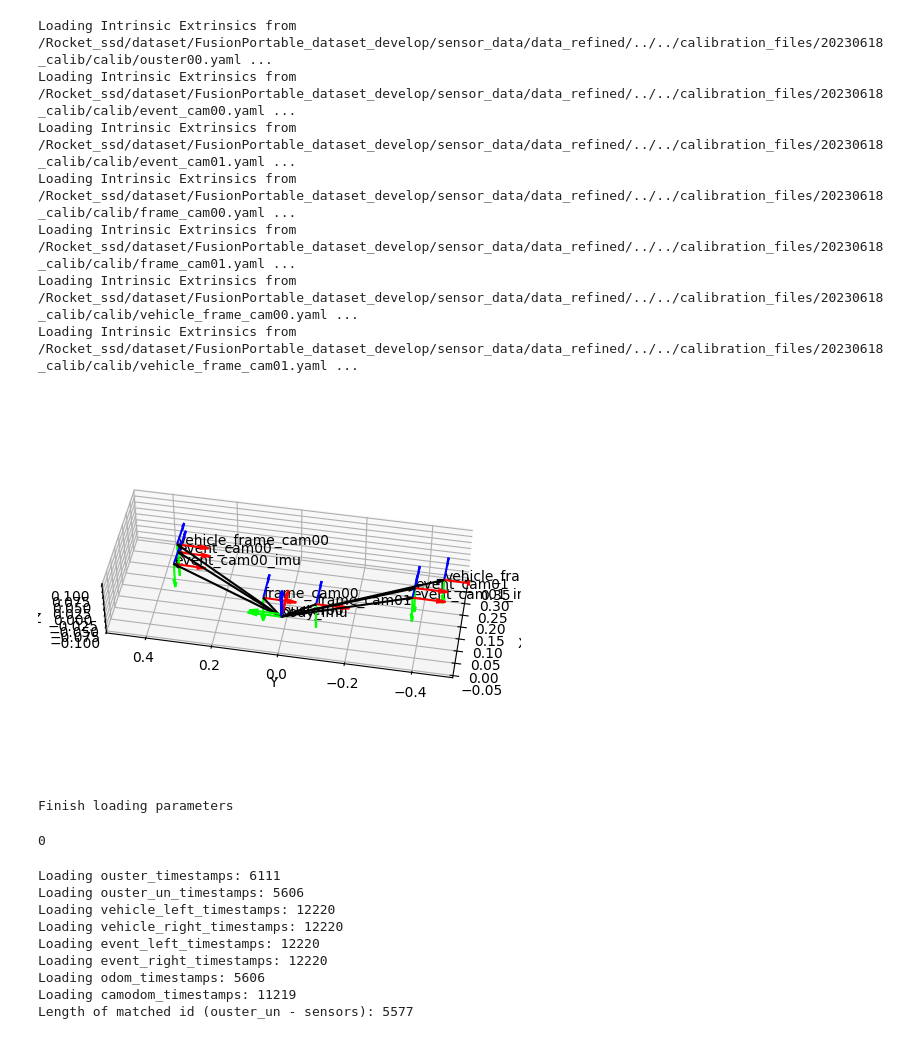
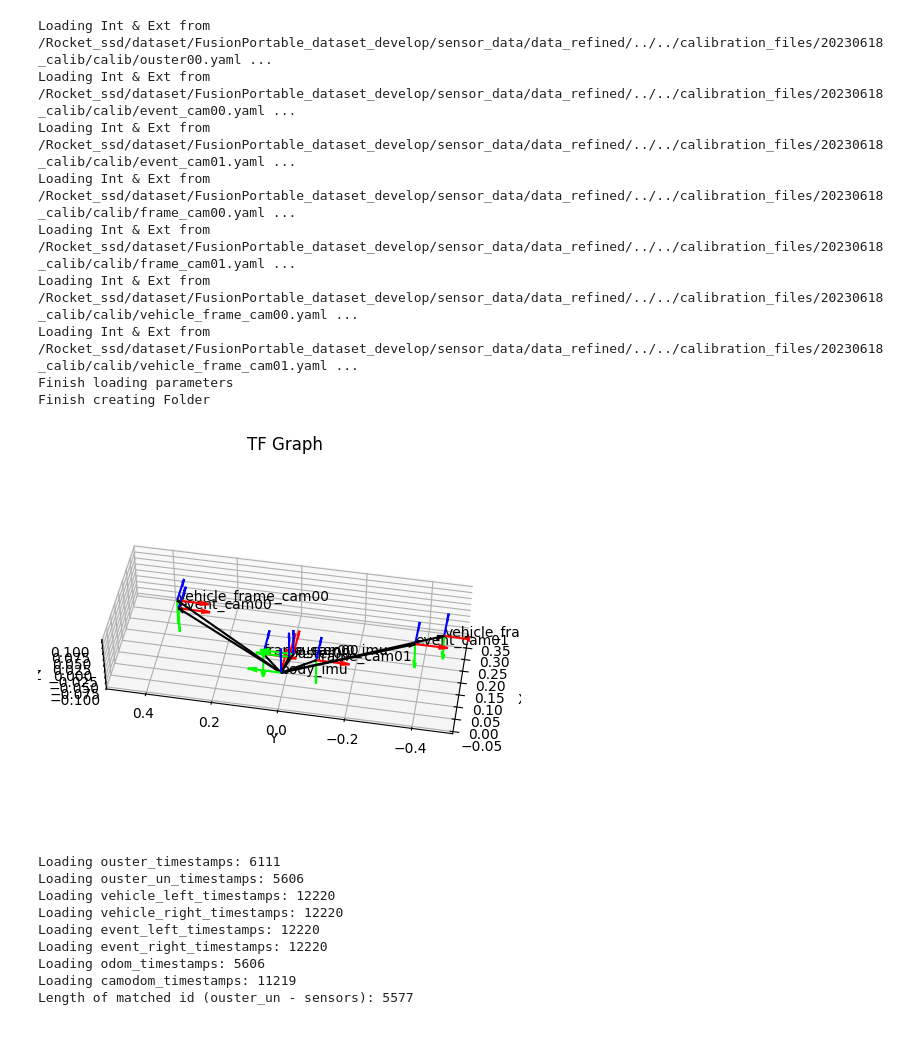
Before and after one commit to fusionportable/fusionportable_dataset_tools, a Jupyter notebook: write_data_to_kitti360.ipynb, the cells around one changed output. Saved outputs shown, nothing was run; the diff lists cells and outputs as text; code cells hidden in the pictures.

Commit message:
add feat: write calibration, load fastlio result, correct intrinsic_extrinsic_loader

```diff
--- a/write_data_to_kitti.ipynb
+++ b/write_data_to_kitti360.ipynb
@@ -16,60 +16,64 @@ algorithm = 'r3live'
 ##### Set up the output data path
 dataset_path = '/Rocket_ssd/dataset/FusionPortable_dataset_develop/sensor_data/data_refined'
 calib_path = os.path.join(dataset_path, '../../calibration_files/20230618_calib/calib')
-kitti_path = os.path.join(dataset_path, sequence_name, 'kitti')
+kitti360_path = os.path.join(dataset_path, sequence_name, 'kitti360')
 
 ##### Set up the message topic list for different platforms
 if platform == 'handheld':
   from cfg.dataset.cfg_handheld import dataset_sensor_frameid_dict
   from cfg.dataset.cfg_handheld import dataset_rostopic_msg_frameid_dict
 elif platform == 'ugv':
   from cfg.dataset.cfg_ugv import dataset_sensor_frameid_dict
   from cfg.dataset.cfg_ugv import dataset_rostopic_msg_frameid_dict
 elif platform == 'legged_robot':
   from cfg.dataset.cfg_legged_robot import dataset_sensor_frameid_dict
   from cfg.dataset.cfg_legged_robot import dataset_rostopic_msg_frameid_dict
 elif platform =='vehicle':
   from cfg.dataset.cfg_vehicle import dataset_sensor_frameid_dict
   from cfg.dataset.cfg_vehicle import dataset_rostopic_msg_frameid_dict
 
 if algorithm == 'r3live':
   from cfg.algorithm.cfg_r3live import algorithm_rostopic_msg_frameid_dict
 
 ##### Set up the sensor configuration
 int_ext_loader = IntrinsicExtrinsicLoader(is_print=False)
 int_ext_loader.load_calibration(calib_path=calib_path, sensor_frameid_dict=dataset_sensor_frameid_dict)
-int_ext_loader.tf_graph.visualize_graph()
 print('Finish loading parameters')
 
 data_path = os.path.join(dataset_path, sequence_name, 'raw_data')
 alg_result_path = os.path.join(dataset_path, sequence_name, 'algorithm_result')
 file_loader = FileLoader()
 file_writer = FileWriter()
 
-os.system('mkdir -p '+ os.path.join(kitti_path, 'calibration'))
-os.system('mkdir -p '+ os.path.join(kitti_path, 'ouster00_undistort/points/data'))
-os.system('mkdir -p '+ os.path.join(kitti_path, 'ouster00/points/data'))
+##### Create the output data path
+flag = os.system('mkdir -p '+ os.path.join(kitti360_path, 'calibration'))
+flag = os.system('mkdir -p '+ os.path.join(kitti360_path, 'ouster00_undistort/points/data'))
+flag = os.system('mkdir -p '+ os.path.join(kitti360_path, 'ouster00/points/data'))
 if platform == 'vehicle':
-  os.system('mkdir -p '+ os.path.join(kitti_path, 'vehicle_frame_cam00/image/data'))
-  os.system('mkdir -p '+ os.path.join(kitti_path, 'vehicle_frame_cam01/image/data'))
+  flag = os.system('mkdir -p '+ os.path.join(kitti360_path, 'vehicle_frame_cam00/image/data'))
+  flag = os.system('mkdir -p '+ os.path.join(kitti360_path, 'vehicle_frame_cam01/image/data'))
 else:
-  os.system('mkdir -p '+ os.path.join(kitti_path, 'frame_cam00/image/data'))
-  os.system('mkdir -p '+ os.path.join(kitti_path, 'frame_cam01/image/data'))
-os.system('mkdir -p '+ os.path.join(kitti_path, 'event_cam00/image/data'))
-os.system('mkdir -p '+ os.path.join(kitti_path, 'event_cam01/image/data'))
-os.system('mkdir -p '+ os.path.join(kitti_path, 'odometry_alg'))
-os.system('mkdir -p '+ os.path.join(kitti_path, 'camera_odometry_alg'))
+  flag = os.system('mkdir -p '+ os.path.join(kitti360_path, 'frame_cam00/image/data'))
+  flag = os.system('mkdir -p '+ os.path.join(kitti360_path, 'frame_cam01/image/data'))
+flag = os.system('mkdir -p '+ os.path.join(kitti360_path, 'event_cam00/image/data'))
+flag = os.system('mkdir -p '+ os.path.join(kitti360_path, 'event_cam01/image/data'))
+flag = os.system('mkdir -p '+ os.path.join(kitti360_path, 'odometry_alg'))
+flag = os.system('mkdir -p '+ os.path.join(kitti360_path, 'camera_odometry_alg'))
+print('Finish creating Folder')
+
+##### Visualize TF-tree
+int_ext_loader.tf_graph.visualize_graph()
 # %% [output]
-Loading Intrinsic Extrinsics from /Rocket_ssd/dataset/FusionPortable_dataset_develop/sensor_data/data_refined/../../calibration_files/20230618_calib/calib/ouster00.yaml ...
-Loading Intrinsic Extrinsics from /Rocket_ssd/dataset/FusionPortable_dataset_develop/sensor_data/data_refined/../../calibration_files/20230618_calib/calib/event_cam00.yaml ...
-Loading Intrinsic Extrinsics from /Rocket_ssd/dataset/FusionPortable_dataset_develop/sensor_data/data_refined/../../calibration_files/20230618_calib/calib/event_cam01.yaml ...
-Loading Intrinsic Extrinsics from /Rocket_ssd/dataset/FusionPortable_dataset_develop/sensor_data/data_refined/../../calibration_files/20230618_calib/calib/frame_cam00.yaml ...
-Loading Intrinsic Extrinsics from /Rocket_ssd/dataset/FusionPortable_dataset_develop/sensor_data/data_refined/../../calibration_files/20230618_calib/calib/frame_cam01.yaml ...
-Loading Intrinsic Extrinsics from /Rocket_ssd/dataset/FusionPortable_dataset_develop/sensor_data/data_refined/../../calibration_files/20230618_calib/calib/vehicle_frame_cam00.yaml ...
-Loading Intrinsic Extrinsics from /Rocket_ssd/dataset/FusionPortable_dataset_develop/sensor_data/data_refined/../../calibration_files/20230618_calib/calib/vehicle_frame_cam01.yaml ...
+Loading Int & Ext from /Rocket_ssd/dataset/FusionPortable_dataset_develop/sensor_data/data_refined/../../calibration_files/20230618_calib/calib/ouster00.yaml ...
+Loading Int & Ext from /Rocket_ssd/dataset/FusionPortable_dataset_develop/sensor_data/data_refined/../../calibration_files/20230618_calib/calib/event_cam00.yaml ...
+Loading Int & Ext from /Rocket_ssd/dataset/FusionPortable_dataset_develop/sensor_data/data_refined/../../calibration_files/20230618_calib/calib/event_cam01.yaml ...
+Loading Int & Ext from /Rocket_ssd/dataset/FusionPortable_dataset_develop/sensor_data/data_refined/../../calibration_files/20230618_calib/calib/frame_cam00.yaml ...
+Loading Int & Ext from /Rocket_ssd/dataset/FusionPortable_dataset_develop/sensor_data/data_refined/../../calibration_files/20230618_calib/calib/frame_cam01.yaml ...
+Loading Int & Ext from /Rocket_ssd/dataset/FusionPortable_dataset_develop/sensor_data/data_refined/../../calibration_files/20230618_calib/calib/vehicle_frame_cam00.yaml ...
+Loading Int & Ext from /Rocket_ssd/dataset/FusionPortable_dataset_develop/sensor_data/data_refined/../../calibration_files/20230618_calib/calib/vehicle_frame_cam01.yaml ...
+Finish loading parameters
+Finish creating Folder
-[figure, old version]
+[figure, new version]
-Finish loading parameters
-0
 # %%
 ##### Load timestamp from alg_result
 # Ouster
```
Also changed, not shown: parts of 5 cells of this notebook, 6 other files.
